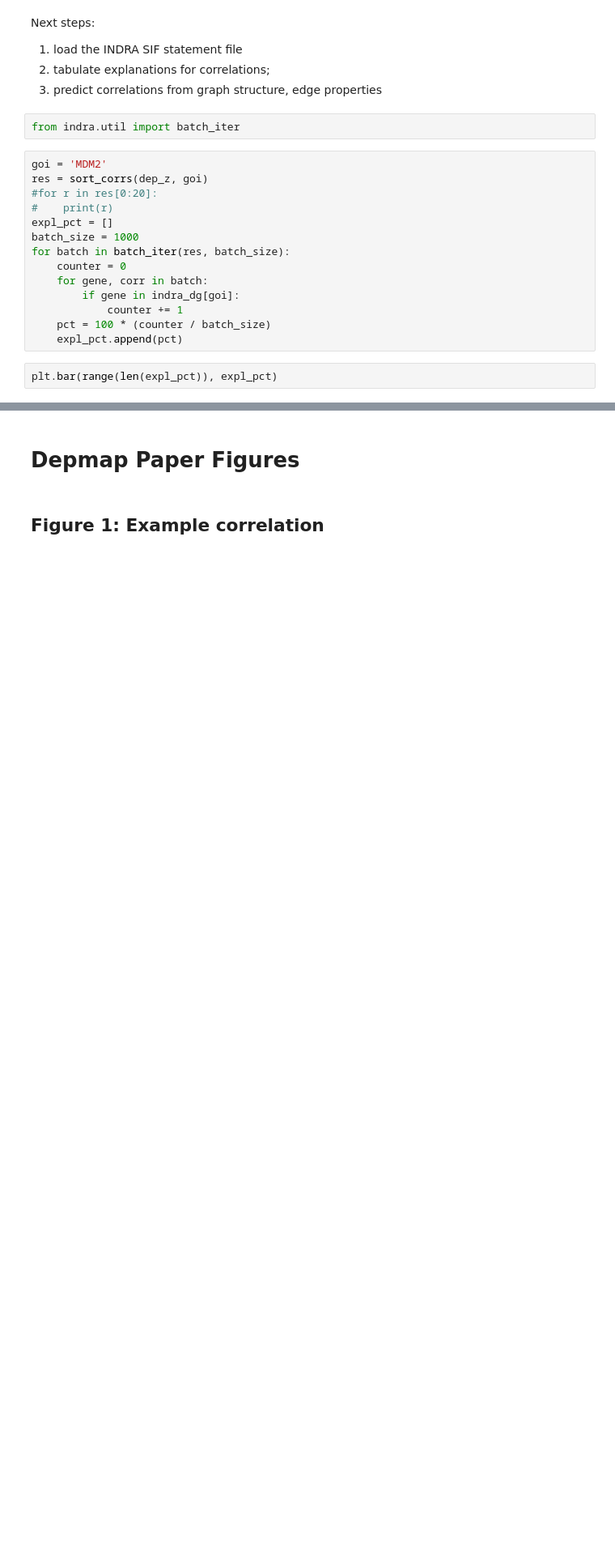
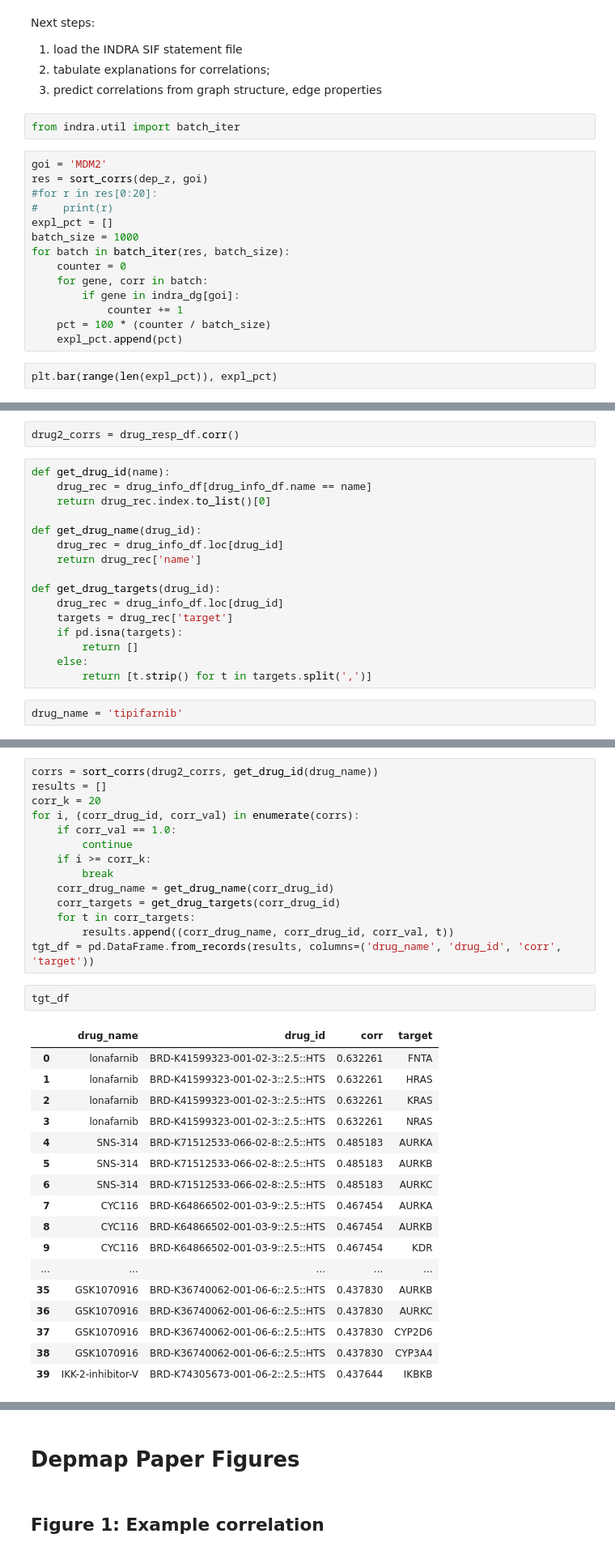
Before and after one commit to johnbachman/depmap_analysis, a Jupyter notebook: notebooks/Biomarkers of Dependency.ipynb, the cells around one changed output, grey strips where cells are left out. Shown: that part at 81% size. Cells and saved outputs as stored; diff of their text form; blank space fills up the shorter version.

```diff
--- a/notebooks/Biomarkers of Dependency.ipynb
+++ b/notebooks/Biomarkers of Dependency.ipynb
@@ -331,0 +340,20 @@ plt.bar(range(len(expl_pct)), expl_pct)
+# %%
+drug2_corrs = drug_resp_df.corr()
+# %%
+def get_drug_id(name):
+    drug_rec = drug_info_df[drug_info_df.name == name]
+    return drug_rec.index.to_list()[0]
+
+def get_drug_name(drug_id):
+    drug_rec = drug_info_df.loc[drug_id]
+    return drug_rec['name']
+
+def get_drug_targets(drug_id):
+    drug_rec = drug_info_df.loc[drug_id]
+    targets = drug_rec['target']
+    if pd.isna(targets):
+        return []
+    else:
+        return [t.strip() for t in targets.split(',')]
+# %%
+drug_name = 'tipifarnib'
@@ -331,0 +366,34 @@ plt.bar(range(len(expl_pct)), expl_pct)
+# %%
+corrs = sort_corrs(drug2_corrs, get_drug_id(drug_name))
+results = []
+corr_k = 20
+for i, (corr_drug_id, corr_val) in enumerate(corrs):
+    if corr_val == 1.0:
+        continue
+    if i >= corr_k:
+        break
+    corr_drug_name = get_drug_name(corr_drug_id)
+    corr_targets = get_drug_targets(corr_drug_id)
+    for t in corr_targets:
+        results.append((corr_drug_name, corr_drug_id, corr_val, t))
+tgt_df = pd.DataFrame.from_records(results, columns=('drug_name', 'drug_id', 'corr', 'target'))
+# %%
+tgt_df
+# %% [output]
+|  | drug_name | drug_id | corr | target |
+| 0 | lonafarnib | BRD-K41599323-001-02-3::2.5::HTS | 0.632261 | FNTA |
+| 1 | lonafarnib | BRD-K41599323-001-02-3::2.5::HTS | 0.632261 | HRAS |
+| 2 | lonafarnib | BRD-K41599323-001-02-3::2.5::HTS | 0.632261 | KRAS |
+| 3 | lonafarnib | BRD-K41599323-001-02-3::2.5::HTS | 0.632261 | NRAS |
+| 4 | SNS-314 | BRD-K71512533-066-02-8::2.5::HTS | 0.485183 | AURKA |
+| 5 | SNS-314 | BRD-K71512533-066-02-8::2.5::HTS | 0.485183 | AURKB |
+| 6 | SNS-314 | BRD-K71512533-066-02-8::2.5::HTS | 0.485183 | AURKC |
+| 7 | CYC116 | BRD-K64866502-001-03-9::2.5::HTS | 0.467454 | AURKA |
+| 8 | CYC116 | BRD-K64866502-001-03-9::2.5::HTS | 0.467454 | AURKB |
+| 9 | CYC116 | BRD-K64866502-001-03-9::2.5::HTS | 0.467454 | KDR |
+| ... | ... | ... | ... | ... |
+| 35 | GSK1070916 | BRD-K36740062-001-06-6::2.5::HTS | 0.437830 | AURKB |
+| 36 | GSK1070916 | BRD-K36740062-001-06-6::2.5::HTS | 0.437830 | AURKC |
+| 37 | GSK1070916 | BRD-K36740062-001-06-6::2.5::HTS | 0.437830 | CYP2D6 |
+| 38 | GSK1070916 | BRD-K36740062-001-06-6::2.5::HTS | 0.437830 | CYP3A4 |
+| 39 | IKK-2-inhibitor-V | BRD-K74305673-001-06-2::2.5::HTS | 0.437644 | IKBKB |
```
Also changed, not shown: parts of 11 cells of this notebook, 1 other file.
